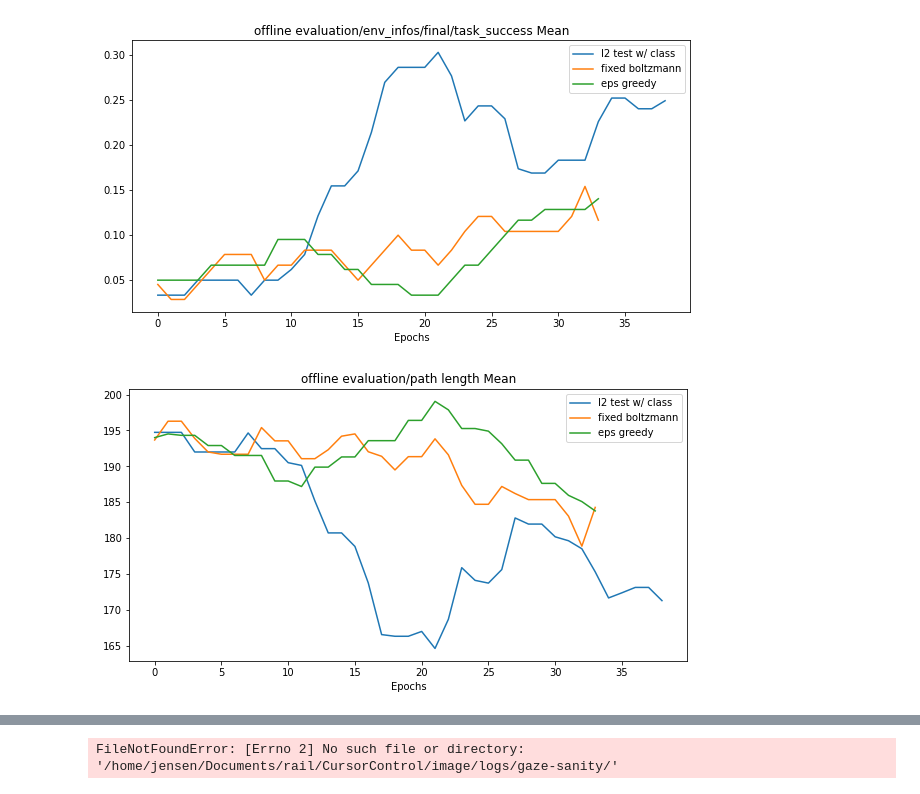
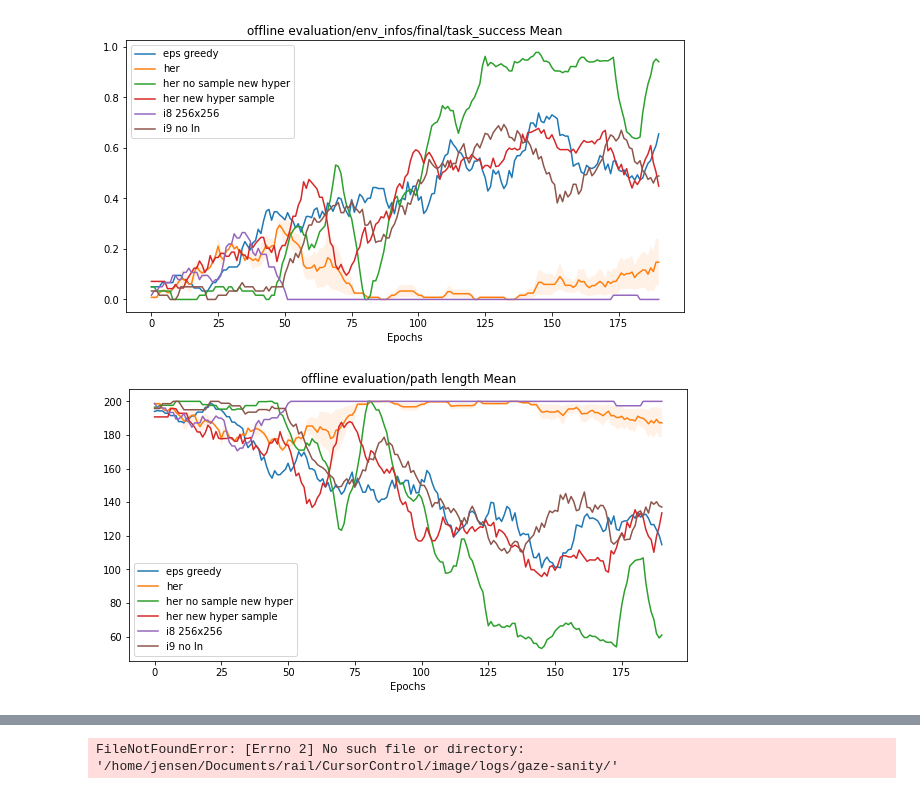
Before and after one commit to 00schen/CursorControl, a Jupyter notebook: image/plots.ipynb, the cells around one changed output, grey strips where cells are left out. Cells and saved outputs as stored; diff of their text form; code cells hidden in the pictures.

```diff
--- a/image/plots.ipynb
+++ b/image/plots.ipynb
@@ -85,26 +85,34 @@ metrics = ['evaluation/env_infos/final/task_success Mean',
 # %%
 tests = ['a-test']
 
 paths = sum([[(os.path.join(path,run),test) for run in os.listdir(path)]
              for path,test in [(os.path.join(os.path.abspath(''),'logs',test,),test) for test in tests]],[])
 
 paths = sorted(paths, key=lambda x: x[0])
 
 dfs = Reader().read(paths, name='progress.csv')
 for df in dfs:
     df.columns = df.columns.get_level_values(0)
 
 i0 = [0], 'l2 test w/ class'
 i1 = [1], 'fixed boltzmann'
 i2 = [2], 'eps greedy'
-i3 = [3], 'her'
+i3 = [3, 4], 'her'
+i4 = [5], 'her fix new hyper'
+i5 = [6], 'her fix no sample'
+i6 = [7], 'her less hyper'
+i8 = [8], 'her no sample new hyper'
+i9 = [9], 'her no sample'
+i10 = [10], 'her new hyper sample'
+i11 = [11], 'i8 256x256'
+i12 = [12], 'i9 no ln'
 
-index_sets = [i0, i1, i2]
+index_sets = [i2, i3, i8, i10, i11, i12]
 window = 10
 plot(dfs)
 # %% [output]
-[figure, old version]
+[figure, new version]
-[figure, old version]
+[figure, new version]
 # %%
 tests = ['pretrain/', 'vq/']
 
```
Also changed, not shown: parts of 4 cells of this notebook, 2 other files.
